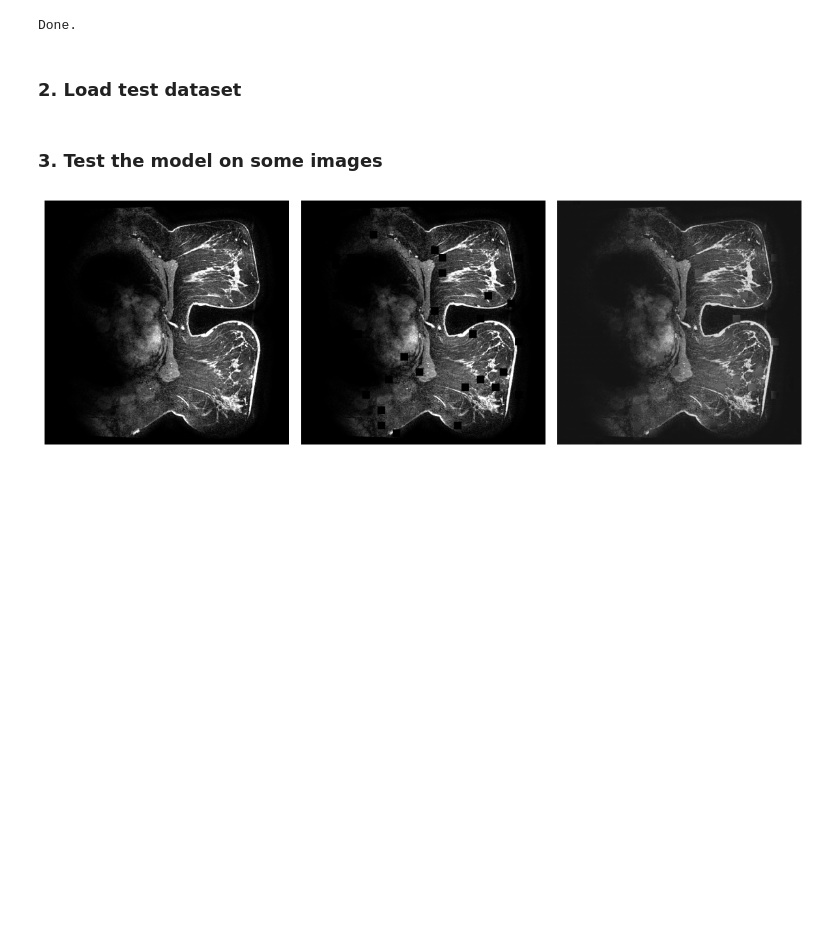
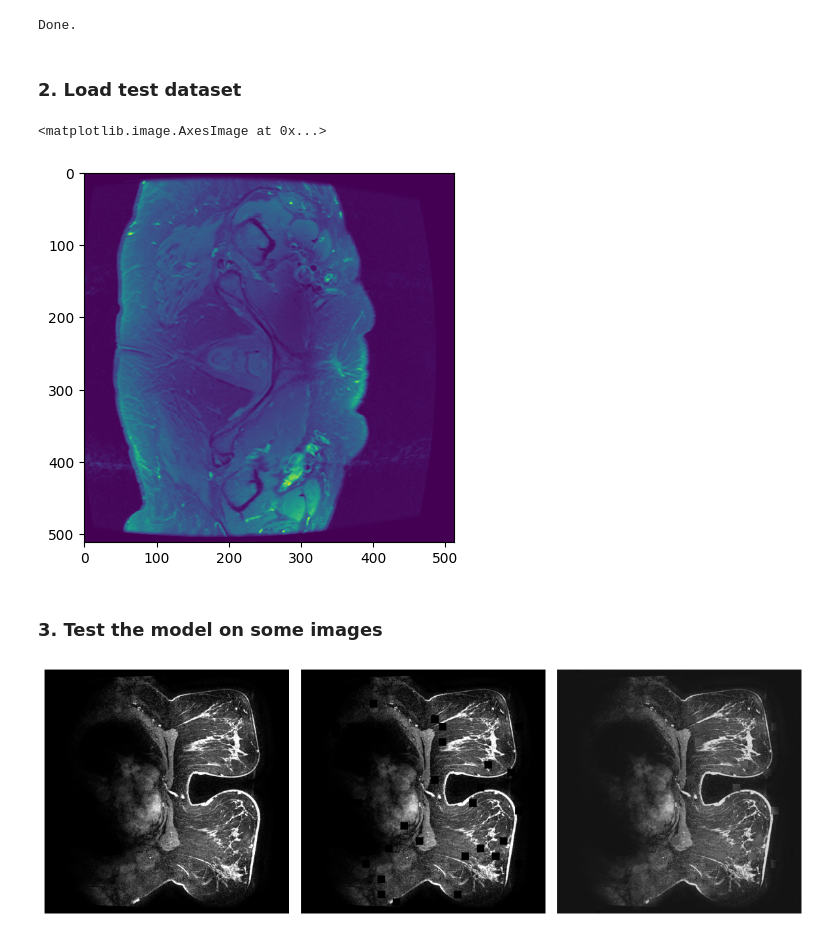
Before and after one commit to rmaguado/CT-MRI-Image-to-Image-Translation, a Jupyter notebook: model_inference.ipynb, the cells around one changed output. Cells and saved outputs as stored; diff of their text form; code cells hidden in the pictures; blank space fills up the shorter version.

```diff
--- a/model_inference.ipynb
+++ b/model_inference.ipynb
@@ -42,6 +42,11 @@ source = "/nfs/home/clruben/workspace/nst/data/"
 
 ct = Dataset(source, "test", "CT")
 mr = Dataset(source, "test", "MR")
+# %%
+plt.imshow(mr[7448][7][0])
+# %% [output]
+<matplotlib.image.AxesImage at 0x...>
+[figure, added]
 # %% [markdown]
 ### 3. Test the model on some images
 # %%
```
Also changed, not shown: 16 other files.
